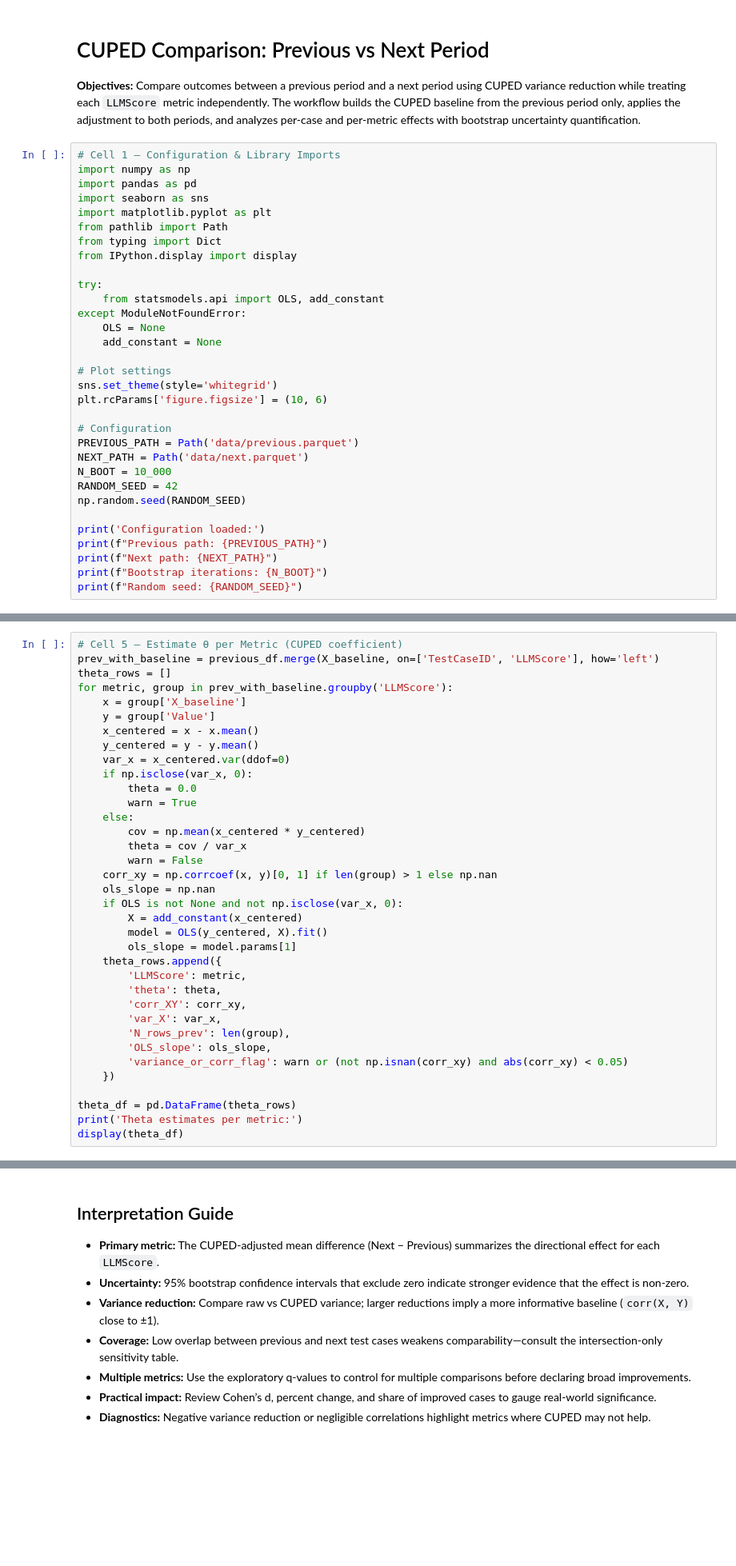
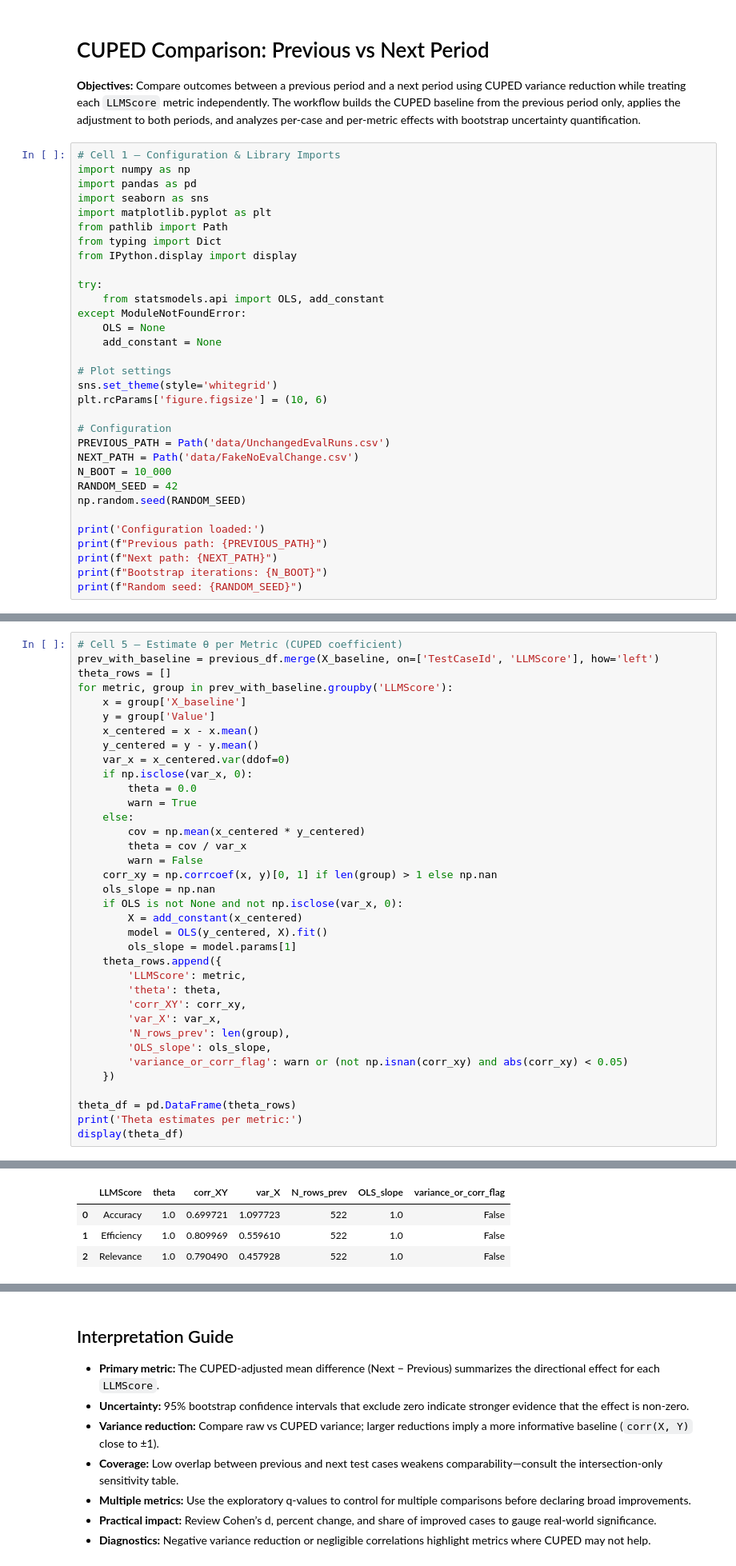
Before and after one commit to aadharshkannan/singlenotebooks, a Jupyter notebook: cuped_analysis.ipynb, the cells around one changed output, grey strips where cells are left out. Shown at 80% size. Drawn from its saved outputs; the diff is of its cells as text; blank space fills up the shorter version.

```diff
--- a/cuped_analysis.ipynb
+++ b/cuped_analysis.ipynb
@@ -23,8 +23,8 @@ sns.set_theme(style='whitegrid')
 plt.rcParams['figure.figsize'] = (10, 6)
 
 # Configuration
-PREVIOUS_PATH = Path('data/previous.parquet')
-NEXT_PATH = Path('data/next.parquet')
+PREVIOUS_PATH = Path('data/UnchangedEvalRuns.csv')
+NEXT_PATH = Path('data/FakeNoEvalChange.csv')
 N_BOOT = 10_000
 RANDOM_SEED = 42
 np.random.seed(RANDOM_SEED)
@@ -122,6 +160,6 @@ display(metric_baseline_stats)
 # %%
 # Cell 5 — Estimate θ per Metric (CUPED coefficient)
-prev_with_baseline = previous_df.merge(X_baseline, on=['TestCaseID', 'LLMScore'], how='left')
+prev_with_baseline = previous_df.merge(X_baseline, on=['TestCaseId', 'LLMScore'], how='left')
 theta_rows = []
 for metric, group in prev_with_baseline.groupby('LLMScore'):
     x = group['X_baseline']
@@ -155,3 +193,4 @@ for metric, group in prev_with_baseline.groupby('LLMScore'):
 theta_df = pd.DataFrame(theta_rows)
 print('Theta estimates per metric:')
 display(theta_df)
+# %% [output]
@@ -158,3 +198,7 @@ display(theta_df)
+|  | LLMScore | theta | corr_XY | var_X | N_rows_prev | OLS_slope | variance_or_corr_flag |
+| 0 | Accuracy | 1.0 | 0.699721 | 1.097723 | 522 | 1.0 | False |
+| 1 | Efficiency | 1.0 | 0.809969 | 0.559610 | 522 | 1.0 | False |
+| 2 | Relevance | 1.0 | 0.790490 | 0.457928 | 522 | 1.0 | False |
 # %%
 # Cell 6 — Apply CUPED to Previous & Next
 mean_X_baseline = X_baseline.groupby('LLMScore')['X_baseline'].mean().rename('mean_X_baseline')
```
Also changed, not shown: parts of 12 cells of this notebook, 1 other file.
